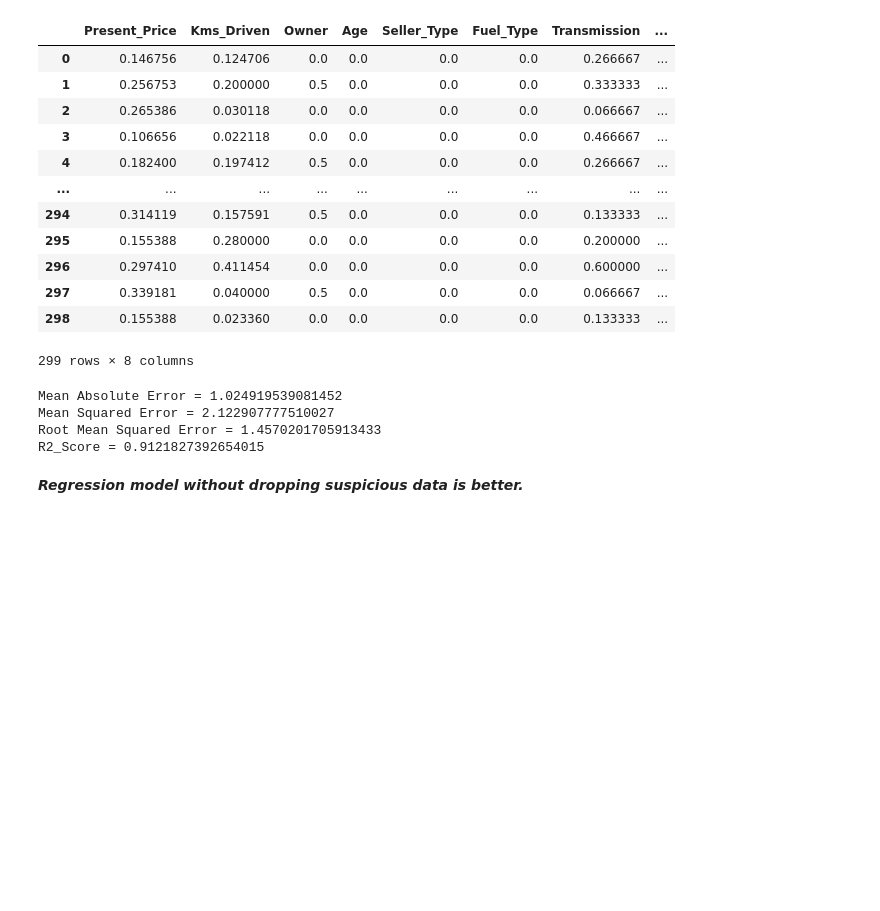
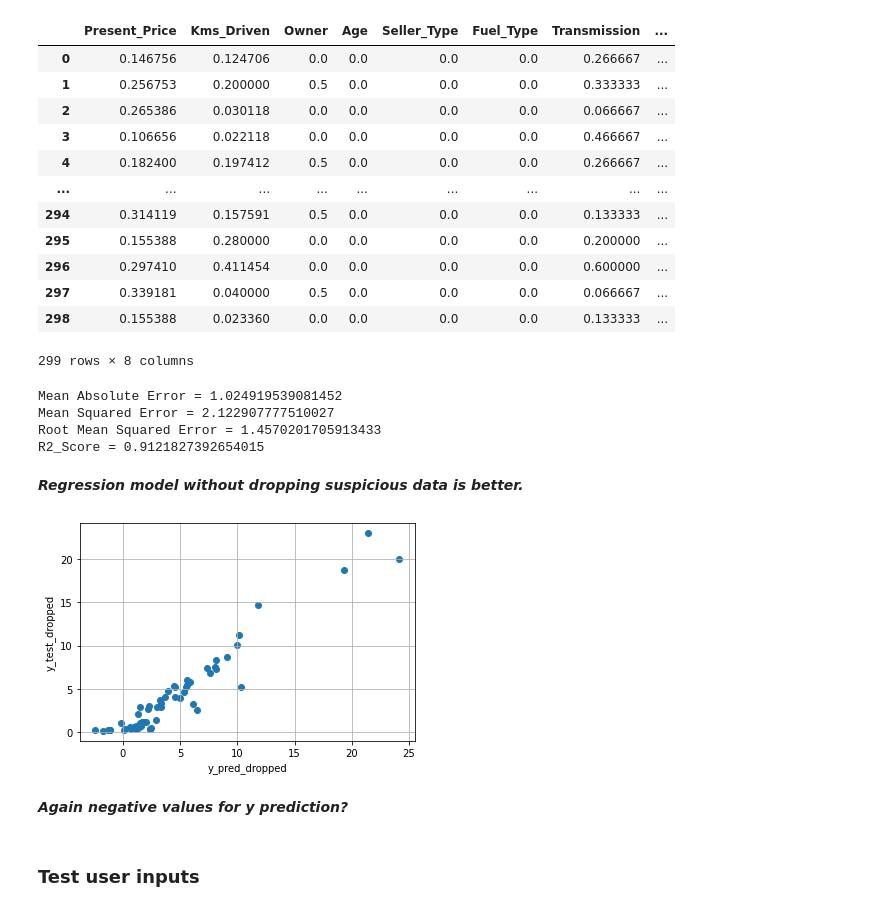
Before and after one commit to saeed-hmt/Machine-Learning, a Jupyter notebook: LinearRegression.ipynb, the cells around one changed output. Cells and saved outputs as stored; diff of their text form; code cells hidden in the pictures; blank space fills up the shorter version.

```diff
--- a/LinearRegression.ipynb
+++ b/LinearRegression.ipynb
@@ -551,22 +607,27 @@ pd.DataFrame(normalized_encoded_x_dropped,
 | 298 | 0.155388 | 0.023360 | 0.0 | 0.0 | 0.0 | 0.0 | 0.133333 | ... |
 299 rows × 8 columns
 # %%
-x_train, x_test, y_train, y_test = train_test_split(normalized_encoded_x_dropped,
-                                                    y_dropped,
-                                                    test_size=0.2,
-                                                    random_state=1)
+x_train_dropped, \
+x_test_dropped, \
+y_train_dropped, \
+y_test_dropped = train_test_split(
+    normalized_encoded_x_dropped,
+    y_dropped,
+    test_size=0.2,
+    random_state=1
+)
 # %%
 reg_dropped = LinearRegression()
-reg_dropped.fit(x_train, y_train)
-y_pred = reg_dropped.predict(x_test)
-mae = metrics.mean_absolute_error(y_test, y_pred)
-mse = metrics.mean_squared_error(y_test, y_pred)
-rmse = np.sqrt(mse)
-r2_score = metrics.r2_score(y_test, y_pred)
-print(f'Mean Absolute Error = {mae}')
-print(f'Mean Squared Error = {mse}')
-print(f'Root Mean Squared Error = {rmse}')
-print(f'R2_Score = {r2_score}')
+reg_dropped.fit(x_train_dropped, y_train_dropped)
+y_pred_dropped = reg_dropped.predict(x_test_dropped)
+mae_dropped = metrics.mean_absolute_error(y_test_dropped, y_pred_dropped)
+mse_dropped = metrics.mean_squared_error(y_test_dropped, y_pred_dropped)
+rmse_dropped = np.sqrt(mse_dropped)
+r2_score_dropped = metrics.r2_score(y_test_dropped, y_pred_dropped)
+print(f'Mean Absolute Error = {mae_dropped}')
+print(f'Mean Squared Error = {mse_dropped}')
+print(f'Root Mean Squared Error = {rmse_dropped}')
+print(f'R2_Score = {r2_score_dropped}')
 # %% [output]
 Mean Absolute Error = 1.024919539081452
 Mean Squared Error = 2.122907777510027
@@ -574,3 +635,15 @@ Root Mean Squared Error = 1.4570201705913433
 R2_Score = 0.9121827392654015
 # %% [markdown]
 ***Regression model without dropping suspicious data is better.***
+# %%
+plt.scatter(y_pred_dropped, y_test_dropped)
+plt.xlabel('y_pred_dropped')
+plt.ylabel('y_test_dropped')
+plt.grid()
+plt.show()
+# %% [output]
+[figure, added]
+# %% [markdown]
+***Again negative values for y prediction?***
+# %% [markdown]
+### Test user inputs
```
Also changed, not shown: parts of 21 cells of this notebook.
